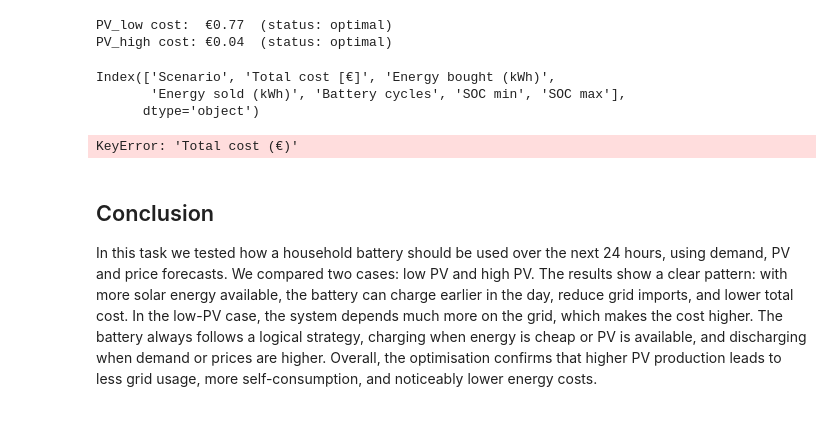
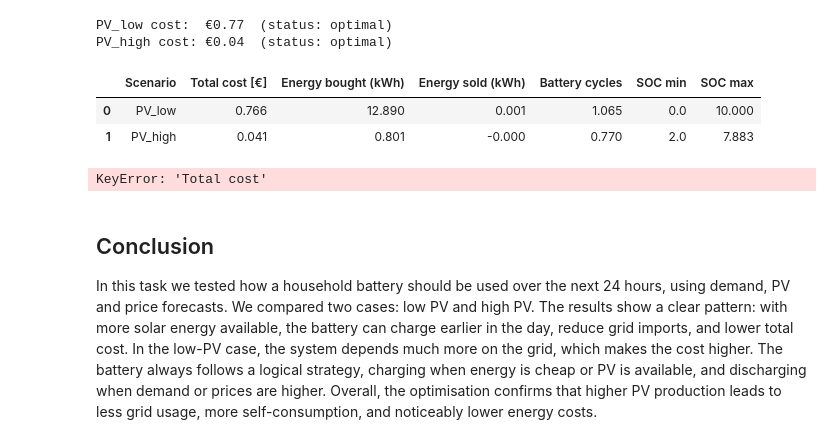
Before and after one commit to Danwerk/HomeEnergyManagementSystem, a Jupyter notebook: 11-optimal-control-of-storage.ipynb, the cells around one changed output. Drawn from its saved outputs; the diff is of its cells as text; code cells hidden in the pictures.

```diff
--- a/11-optimal-control-of-storage.ipynb
+++ b/11-optimal-control-of-storage.ipynb
@@ -187,17 +187,17 @@ plot_optimisation_profile(hours, demand, pv_high, result_high,
 # %%
 # Summary table
 summary = compute_optimisation_summary(result_low, result_high)
-summary.columns
+summary
 # %% [output]
-Index(['Scenario', 'Total cost [€]', 'Energy bought (kWh)',
-       'Energy sold (kWh)', 'Battery cycles', 'SOC min', 'SOC max'],
-      dtype='object')
+|  | Scenario | Total cost [€] | Energy bought (kWh) | Energy sold (kWh) | Battery cycles | SOC min | SOC max |
+| 0 | PV_low | 0.766 | 12.890 | 0.001 | 1.065 | 0.0 | 10.000 |
+| 1 | PV_high | 0.041 | 0.801 | -0.000 | 0.770 | 2.0 | 7.883 |
 # %%
 fig_cost = go.Figure()
 summary_rounded = summary.round(3)
 fig_cost.add_trace(go.Bar(
     x=summary["Scenario"],
-    y=summary["Total cost (€)"],
+    y=summary["Total cost"],
     marker_color=ENERGY_COLORS["grid"]
 ))
 
@@ -211,7 +211,7 @@ fig_cost.update_layout(
 save_fig_plotly(fig_cost, "ex11_fig3_cost_comparison.svg", width=800, height=500)
 fig_cost.show()
 # %% [output]
-KeyError: 'Total cost (€)'
+KeyError: 'Total cost'
 # %% [markdown]
 ## Conclusion
 In this task we tested how a household battery should be used over the next 24 hours, using demand, PV and price forecasts. We compared two cases: low PV and high PV. The results show a clear pattern: with more solar energy available, the battery can charge earlier in the day, reduce grid imports, and lower total cost. In the low-PV case, the system depends much more on the grid, which makes the cost higher. The battery always follows a logical strategy, charging when energy is cheap or PV is available, and discharging when demand or prices are higher. Overall, the optimisation confirms that higher PV production leads to less grid usage, more self-consumption, and noticeably lower energy costs.
```
Also changed, not shown: 4 other files.
